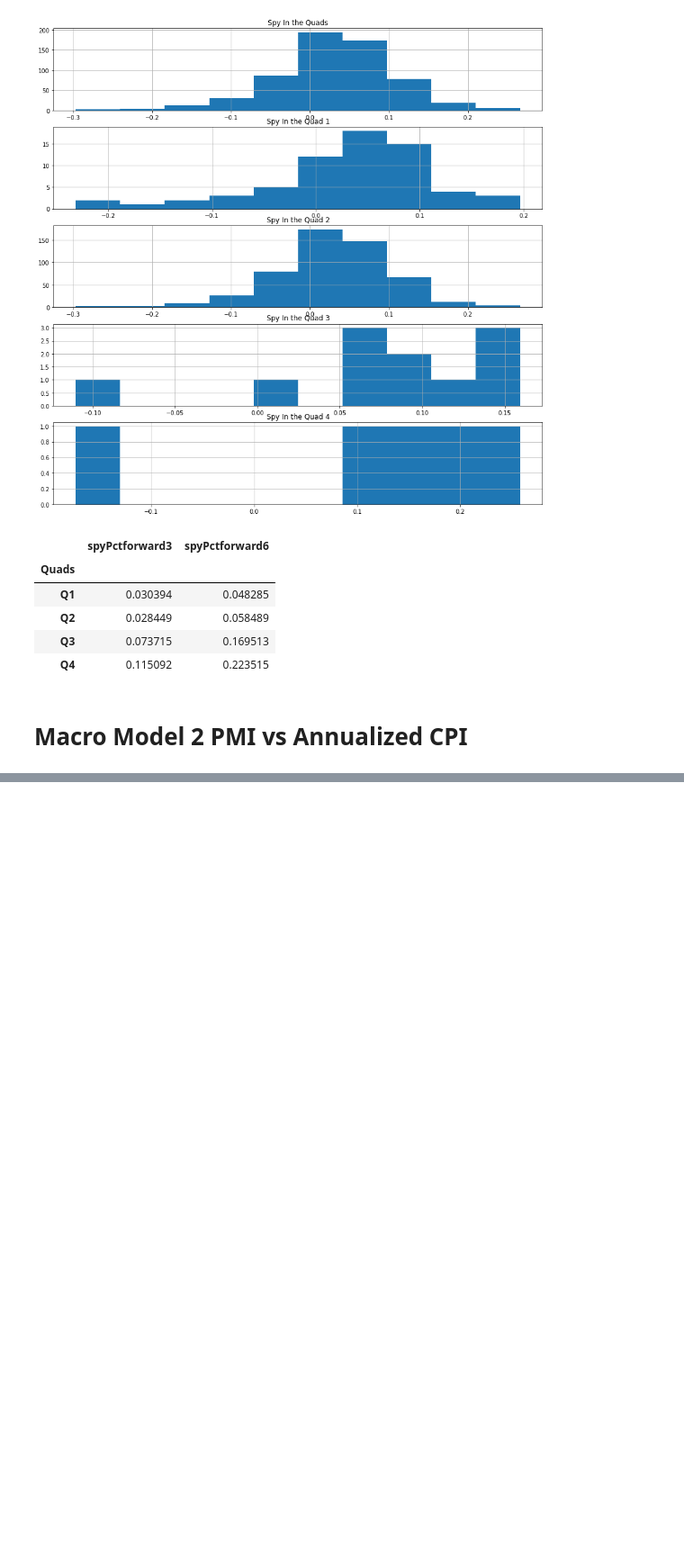
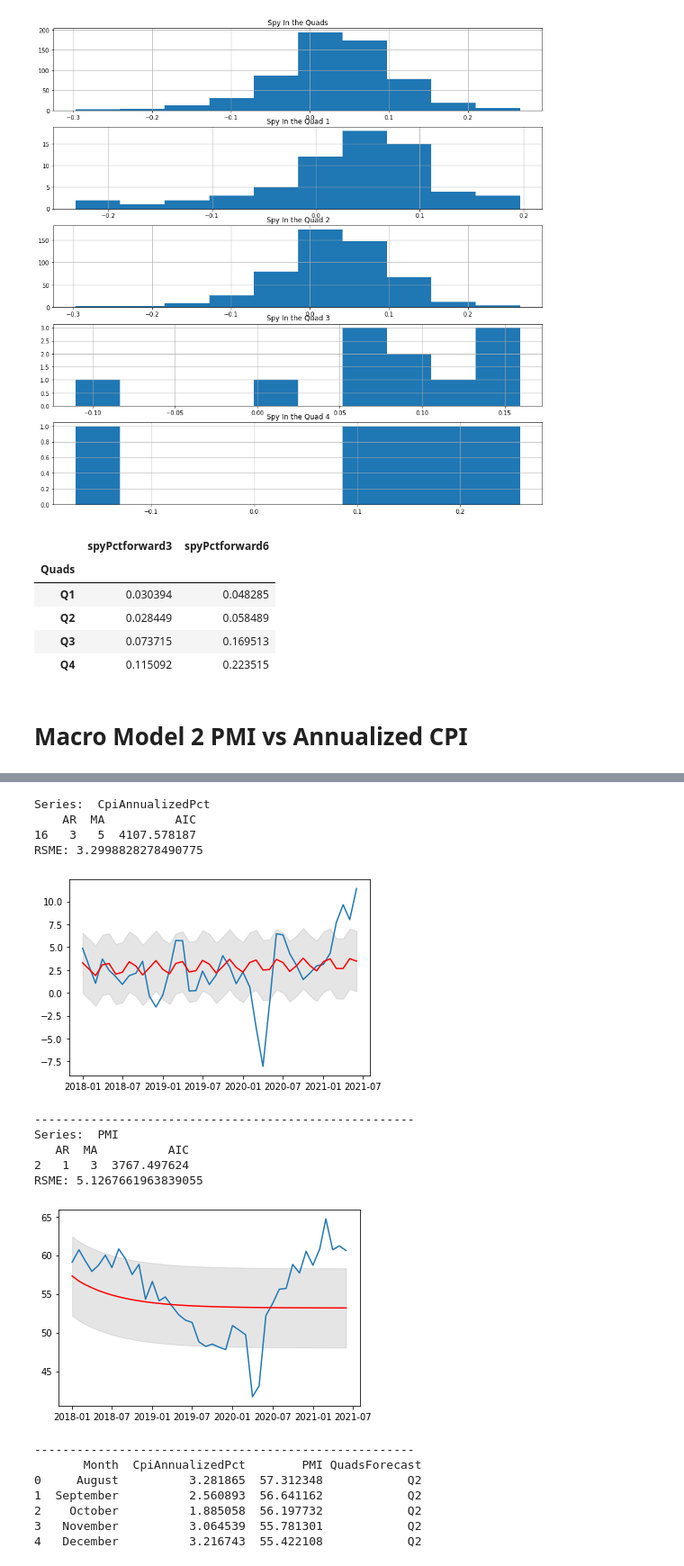
Before and after one commit to AlexNoonan-Syracuse/BigDataProject, a Jupyter notebook: ArimaModels_Alex.ipynb, the cells around one changed output, grey strips where cells are left out. Shown at 90% size. Cells and saved outputs as stored; diff of their text form; code cells hidden in the pictures; blank space fills up the shorter version.

```diff
--- a/ArimaModels_Alex.ipynb
+++ b/ArimaModels_Alex.ipynb
@@ -280,7 +280,7 @@ def ARIMA_modeling_and_forecast(df, column, diff):
   plt.show()
   returndf = pd.merge(predictionsdf, testdf, how='inner', left_index=True, right_index=True)
   print("------------------------------------------------------")
-  return returndf
+  return returndf, Fitted_model
 # %% [markdown]
 # Results of Augmented Dickey Fuller tests and ARIMA Models
 # %%
@@ -652,0 +579,40 @@ Spy    6.957683  26.589169
+# %%
+#CPI 6 Month Forecast
+cpiDf = dfmain['CpiAnnualizedPct']
+print("Series: ", 'CpiAnnualizedPct')
+modeldf, CPIModel =ARIMA_modeling_and_forecast(cpiDf,'CpiAnnualizedPct',0)
+
+# PMI 6 Month Forecast
+pmiDf = dfmain['PMI']
+print("Series: ", 'PMI')
+modeldf, pmiModel =ARIMA_modeling_and_forecast(pmiDf,'PMI',0)
+
+# 6 month forecast and final analysis dataframe
+nextSixMonths = ['August', 'September', 'October', 'November', 'December', 'January']
+
+cpiPredictions = CPIModel.forecast(steps=6)[0]
+
+pmiPredicitions = pmiModel.forecast(steps=6)[0]
+
+finalPredictionsdf = pd.DataFrame({'Month':nextSixMonths,'CpiAnnualizedPct': cpiPredictions, 'PMI':pmiPredicitions })
+finalPredictionsdf['QuadsForecast'] = finalPredictionsdf.apply(lambda row: assign_quads2(row), axis=1)
+print(finalPredictionsdf.head())
+# %% [output]
+Series:  CpiAnnualizedPct
+    AR  MA          AIC
+16   3   5  4107.578187
+RSME: 3.2998828278490775
+[figure, added]
+------------------------------------------------------
+Series:  PMI
+   AR  MA          AIC
+2   1   3  3767.497624
+RSME: 5.1267661963839055
+[figure, added]
+------------------------------------------------------
+       Month  CpiAnnualizedPct        PMI QuadsForecast
+0     August          3.281865  57.312348            Q2
+1  September          2.560893  56.641162            Q2
+2    October          1.885058  56.197732            Q2
+3   November          3.064539  55.781301            Q2
+4   December          3.216743  55.422108            Q2
```
Also changed, not shown: parts of 8 cells of this notebook.
